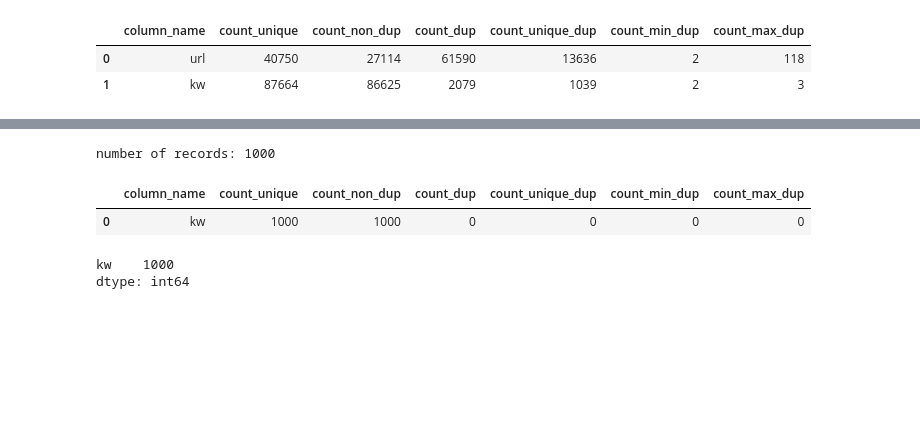
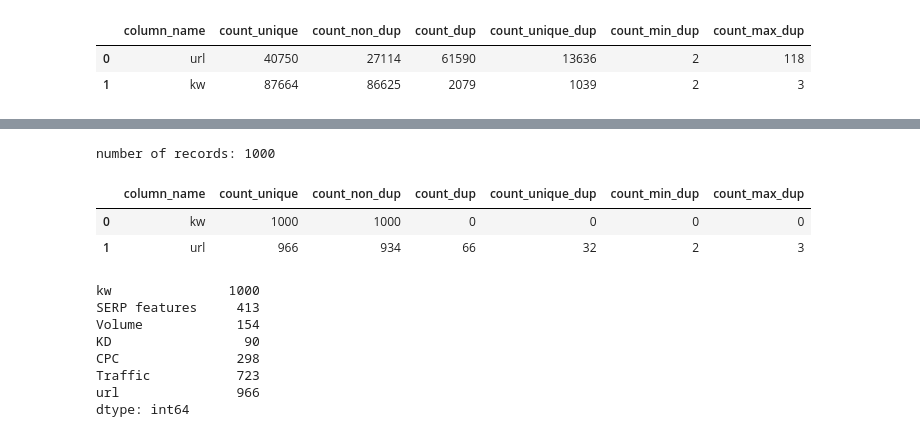
Before and after one commit to Magmafish/SerpGS, a Jupyter notebook: 01_kw_build_and_clean.ipynb, the cells around one changed output, grey strips where cells are left out. Saved outputs shown, nothing was run; the diff lists cells and outputs as text; code cells hidden in the pictures; blank space fills up the shorter version.

```diff
--- a/01_kw_build_and_clean.ipynb
+++ b/01_kw_build_and_clean.ipynb
@@ -409,3 +405,0 @@ Index(['kw', 'SERP features', 'Volume', 'KD', 'CPC', 'Traffic', 'url'], dtype='o
-# %%
-df = df.drop(['SERP features', 'Volume', 'KD', 'CPC', 'Traffic', 'url'], axis=1)
-df
@@ -436,11 +414,18 @@ df_1_000.to_csv('data/kw_1_000.csv', index=False)
 # %%
-summarize_duplicates(df_1_000, ['kw'])
+summarize_duplicates(df_1_000, ['kw', 'url'])
 # %% [output]
 number of records: 1000
 |  | column_name | count_unique | count_non_dup | count_dup | count_unique_dup | count_min_dup | count_max_dup |
 | 0 | kw | 1000 | 1000 | 0 | 0 | 0 | 0 |
+| 1 | url | 966 | 934 | 66 | 32 | 2 | 3 |
 # %%
 df_1_000.nunique()
 # %% [output]
-kw    1000
+kw               1000
+SERP features     413
+Volume            154
+KD                 90
+CPC               298
+Traffic           723
+url               966
 dtype: int64
```
Also changed, not shown: parts of 9 cells of this notebook, 1 other file.
